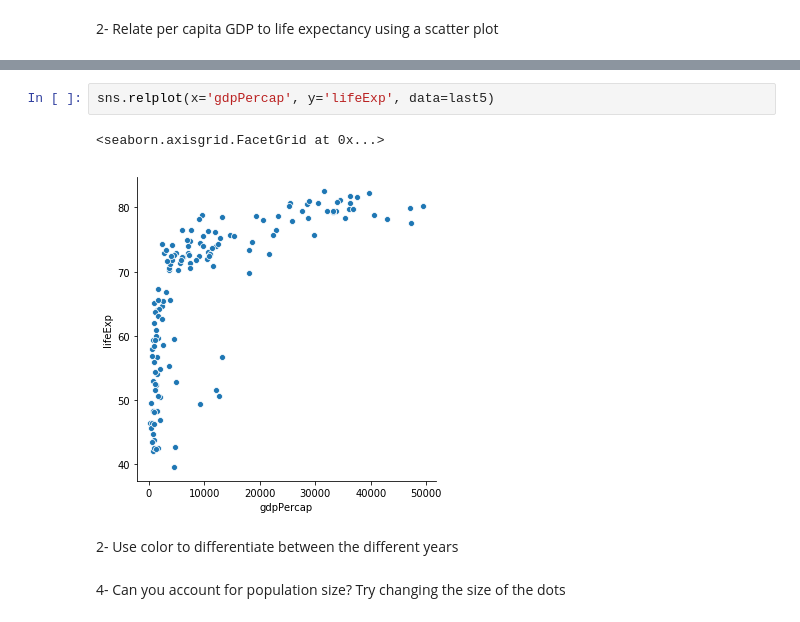
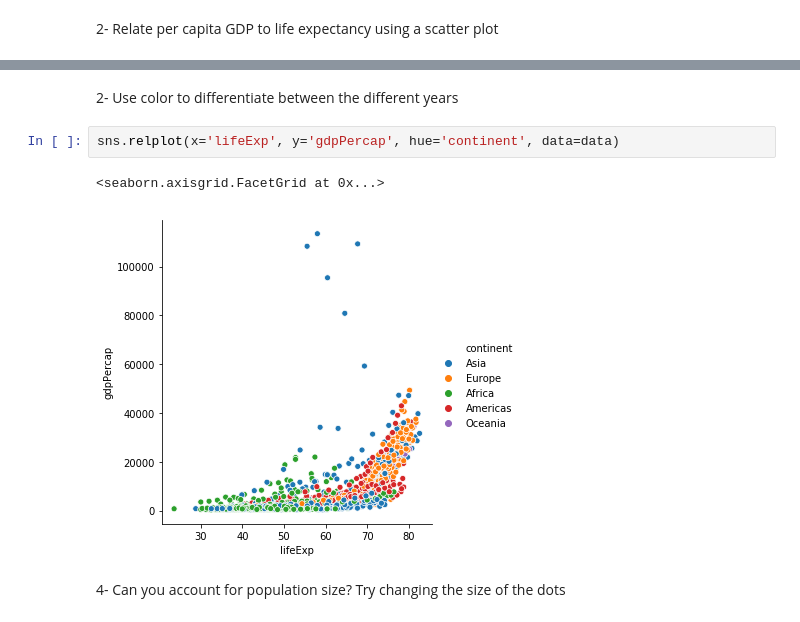
Before and after one commit to hanisaf/mist6380-summer2019, a Jupyter notebook: Classroom_notebooks/10-information-visualization-seaborn.ipynb, the cells around one changed output, grey strips where cells are left out. Cells and saved outputs as stored; diff of their text form.

```diff
--- a/Classroom_notebooks/10-information-visualization-seaborn.ipynb
+++ b/Classroom_notebooks/10-information-visualization-seaborn.ipynb
@@ -47,9 +36,9 @@ sns.relplot(x='gdpPercap', y='lifeExp', data=first5)
-# %%
-sns.relplot(x='gdpPercap', y='lifeExp', data=last5)
-# %% [output]
-<seaborn.axisgrid.FacetGrid at 0x...>
-[figure, removed]
 # %% [markdown]
 2- Use color to differentiate between the different years
+# %%
+sns.relplot(x='lifeExp', y='gdpPercap', hue='continent', data=data)
+# %% [output]
+<seaborn.axisgrid.FacetGrid at 0x...>
+[figure, added]
 # %% [markdown]
 4- Can you account for population size? Try changing the size of the dots
```
Also changed, not shown: parts of 17 cells of this notebook, 5 other files.
